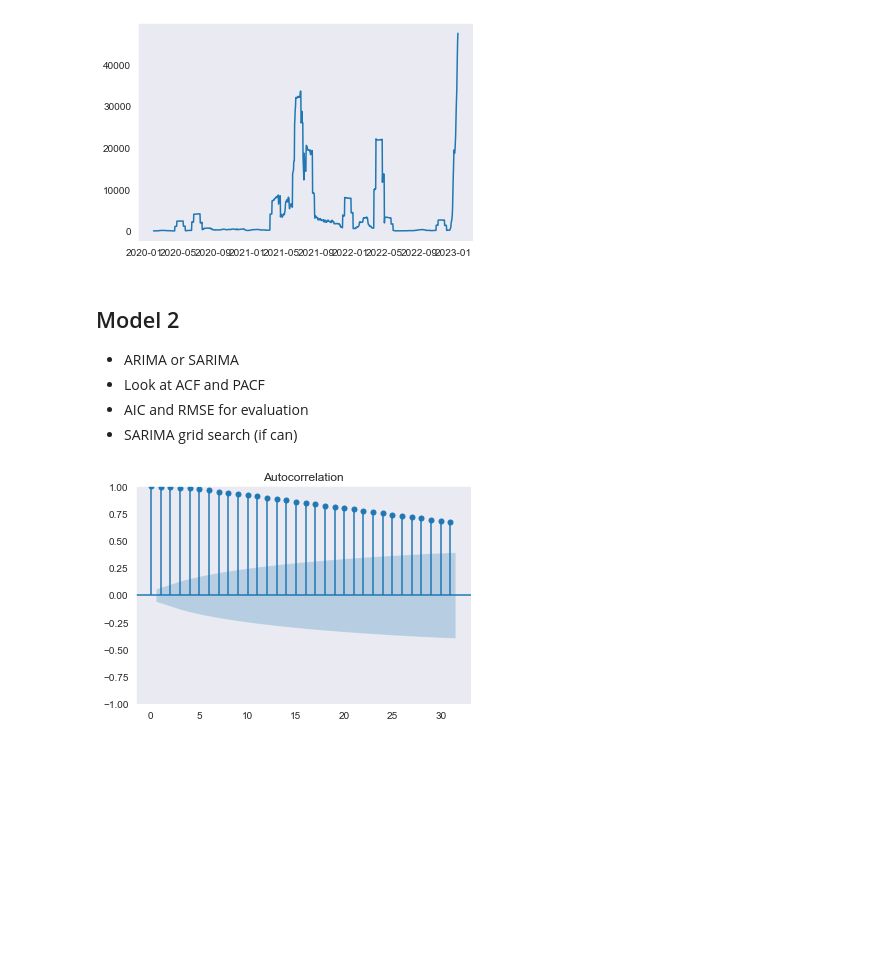
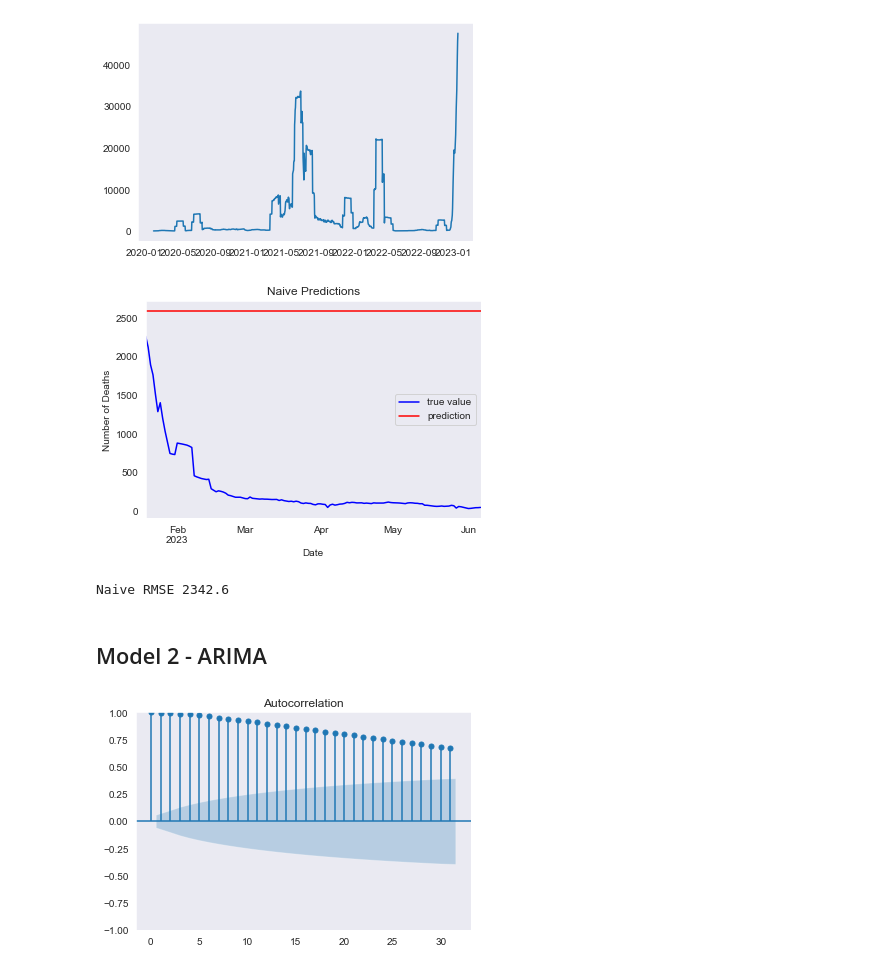
Before and after one commit to Bella3s/Covid-19-Time-Series-Modeling, a Jupyter notebook: index.ipynb, the cells around one changed output. Drawn from its saved outputs; the diff is of its cells as text; code cells hidden in the pictures; blank space fills up the shorter version.

```diff
--- a/index.ipynb
+++ b/index.ipynb
@@ -1065,6 +989,7 @@ basline
-# %% [markdown]
-## Model 2
-- ARIMA or SARIMA
-- Look at ACF and PACF
-- AIC and RMSE for evaluation
-- SARIMA grid search (if can)
+# %%
+# Naive Model just predicts that the last know value will continue to be the value.  Thus, when we use this for
+    # Forecasting, we will use the last predict value as the value for all the dates in our validation set.
+# Then calculate AIC and RMSE
+y_preds_baseline = []
+y_preds_baseline.append(baseline[-1])
+y_preds_baseline = y_preds_baseline * len(validate.index)
@@ -1070,0 +998,11 @@ basline
+# %%
+fig, ax = plt.subplots()
+
+y_val.plot(ax=ax, color='b', label='true value')
+ax.plot(y_val.index, y_preds_baseline, color='r', label='prediction')
+ax.set_title('Naive Predictions')
+ax.set_ylabel('Number of Deaths')
+ax.set_xlabel('Date')
+ax.legend();
+# %% [output]
+[figure, added]
@@ -1071,3 +1021,10 @@ basline
+# %%
+# RMSE
+evaluate(y_val, y_preds_baseline, all_results, 'Naive')
+# %% [output]
+Naive RMSE 2342.6
+# %% [markdown]
+## Model 2 - ARIMA
 # %%
 # ACF
 fig, ax = plt.subplots()
```
Also changed, not shown: parts of 44 cells of this notebook.
